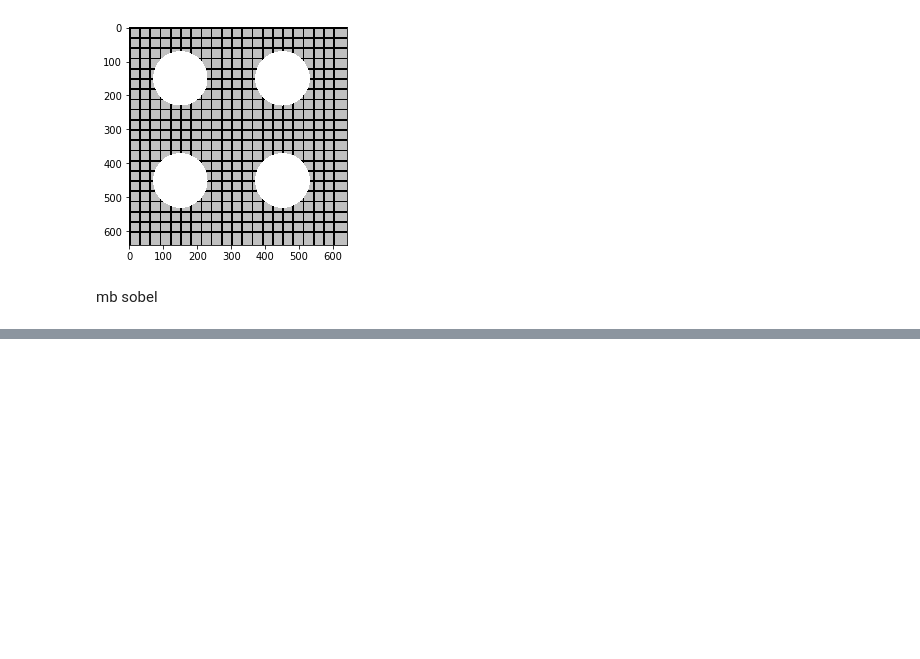
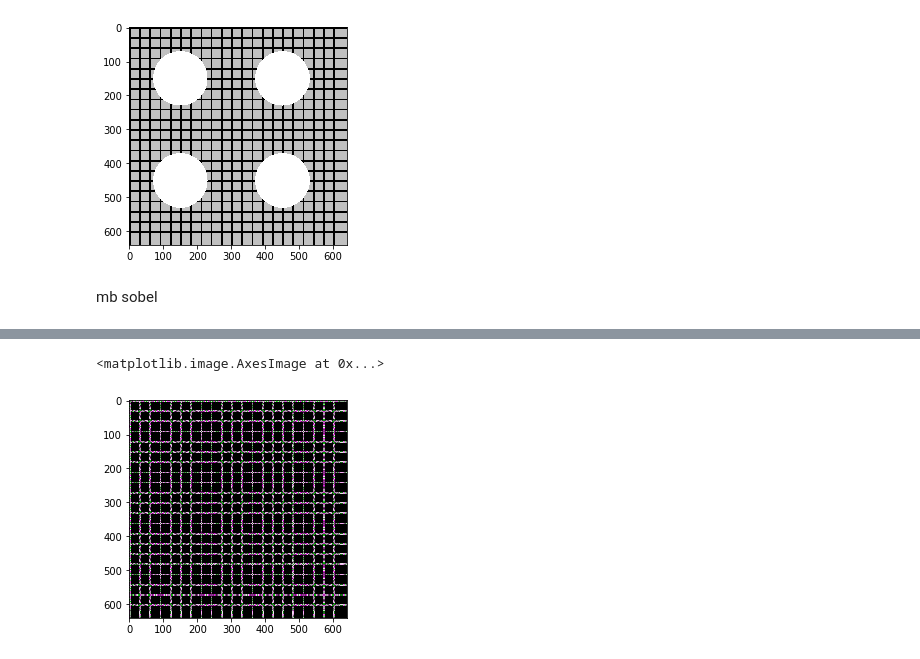
Before and after one commit to NikolaiSviridov/Specular-Highlight-Removal, a Jupyter notebook: multiple/Specular highlights detection and reduction with multi-flash photography/main.ipynb, the cells around one changed output, grey strips where cells are left out. Cells and saved outputs as stored; diff of their text form; code cells hidden in the pictures; blank space fills up the shorter version.

Commit message:
clean and attempt sobel and numpy
got problems in final eq, values to large for image [-10^7, 10^5]

```diff
--- a/multiple/Specular highlights detection and reduction with multi-flash photography/main.ipynb
+++ b/multiple/Specular highlights detection and reduction with multi-flash photography/main.ipynb
@@ -106,8 +156,0 @@ for median_color in G_median_colors:
-# %%
-div_G = []
-G_median_x_colors = cv2.split(G_median_x)
-G_median_y_colors = cv2.split(G_median_y)
-for x, y in zip(G_median_x_colors, G_median_y_colors):
-    x_x, x_y = np.gradient(x)
-    y_x, y_y = np.gradient(y)
-    div_G.append(x_x + y_y)
@@ -114,14 +168,9 @@ for x, y in zip(G_median_x_colors, G_median_y_colors):
 # %%
-shape = (size, size)
-
-_I = []
-
-for div_color in div_G:
+def solve_poisson(shape, div_G):
     A = pyamg.gallery.poisson(shape, format='csr')  # 2D Poisson problem on 500x500 grid
     ml = pyamg.ruge_stuben_solver(A)                    # construct the multigrid hierarchy
     print(ml)                                           # print hierarchy information
-    b = div_color.ravel()
+    b = div_G.ravel()
     x = ml.solve(b, tol=1e-10)
-    _I.append(np.reshape(x, (-1, size)))
     print("residual: ", np.linalg.norm(b-A*x))
-    print("=" * 20)
+    return x
@@ -235,0 +191,2 @@ plt.imshow(R)
+# %%
+shape = (size, size, 3)
@@ -235,0 +195,3 @@ plt.imshow(R)
+# %%
+%%time
+ans_sobel = solve_poisson(shape, div_G_sobel)
@@ -235,0 +218,6 @@ plt.imshow(R)
+# %%
+ans = ans_sobel.reshape(-1, size, 3)
+plt.imshow(ans.astype('uint8'))
+# %% [output]
+<matplotlib.image.AxesImage at 0x...>
+[figure, added]
```
Also changed, not shown: parts of 34 cells of this notebook.
